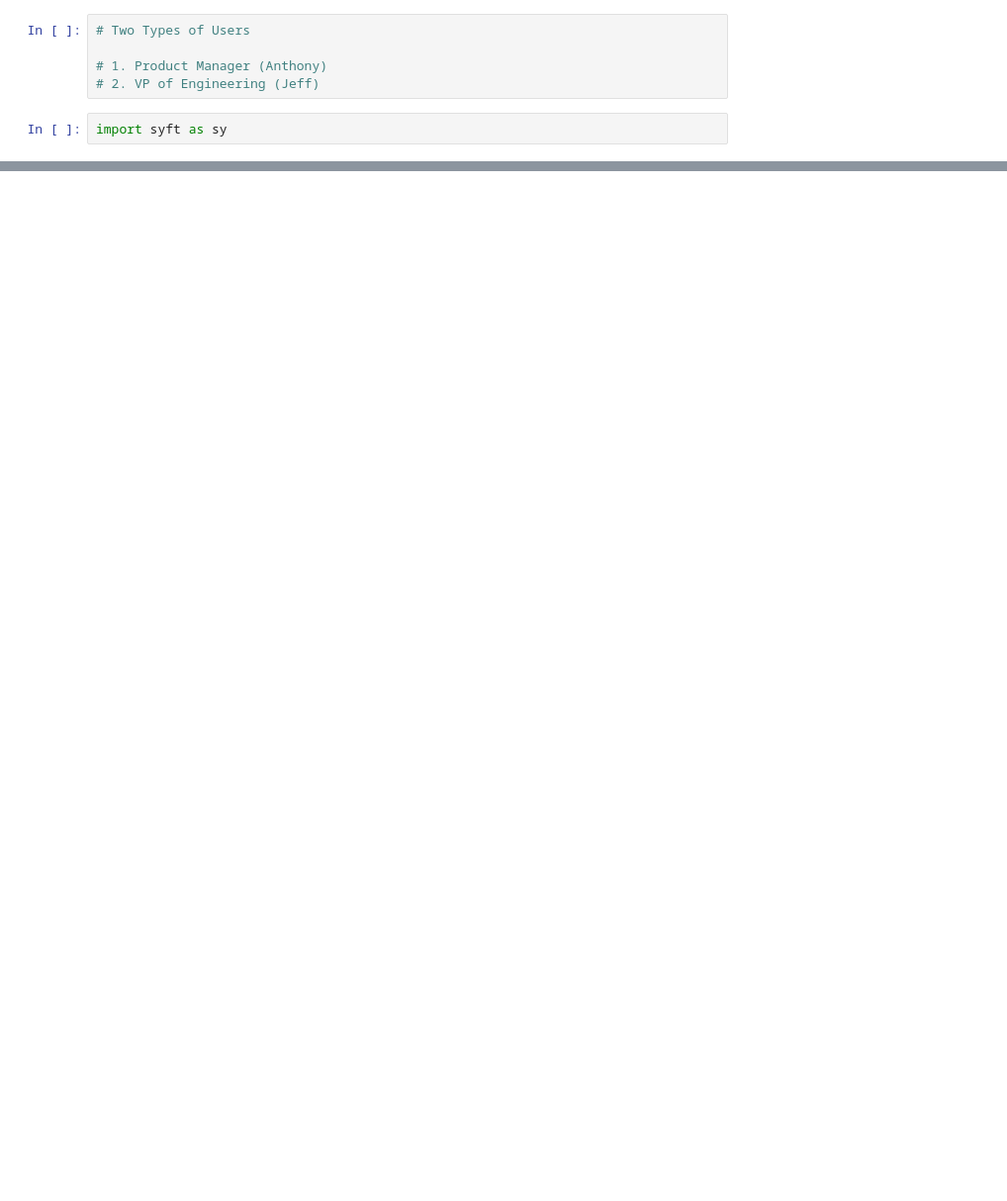
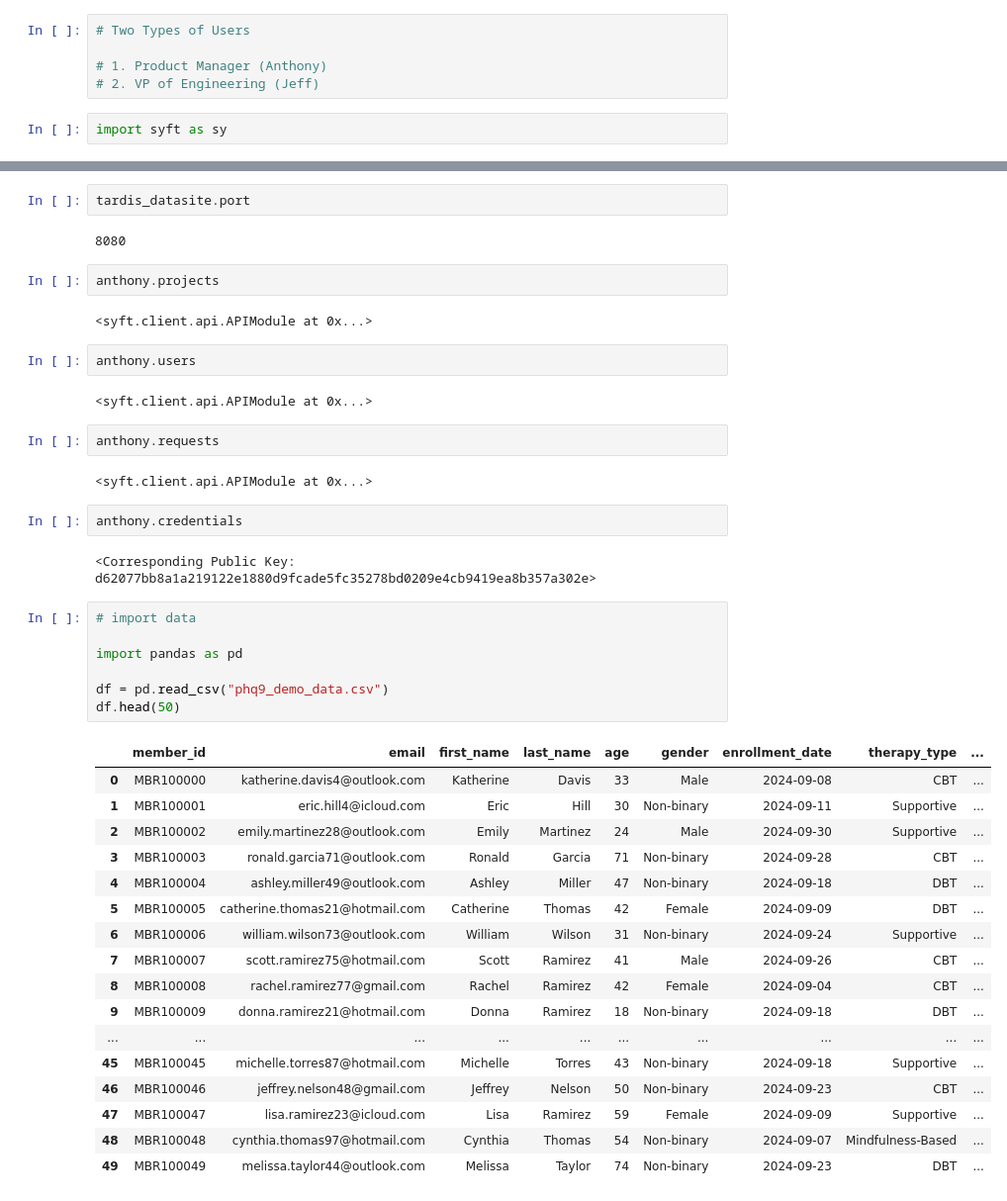
Before and after one commit to sicktastic/tardis-pysyft-openmined, a Jupyter notebook: tardis.ipynb, the cells around one changed output, grey strips where cells are left out. Shown at 99% size. Drawn from its saved outputs; the diff is of its cells as text; blank space fills up the shorter version.

Commit message:
chore: Add demo data

```diff
--- a/tardis.ipynb
+++ b/tardis.ipynb
@@ -29,0 +41,45 @@ anthony
+# %%
+tardis_datasite.port
+# %% [output]
+8080
+# %%
+anthony.projects
+# %% [output]
+<syft.client.api.APIModule at 0x...>
+# %%
+anthony.users
+# %% [output]
+<syft.client.api.APIModule at 0x...>
+# %%
+anthony.requests
+# %% [output]
+<syft.client.api.APIModule at 0x...>
+# %%
+anthony.credentials
+# %% [output]
+<Corresponding Public Key: d62077bb8a1a219122e1880d9fcade5fc35278bd0209e4cb9419ea8b357a302e>
+# %%
+# import data
+
+import pandas as pd
+
+df = pd.read_csv("phq9_demo_data.csv")
+df.head(50)
+# %% [output]
+|  | member_id | email | first_name | last_name | age | gender | enrollment_date | therapy_type | ... |
+| 0 | MBR100000 | katherine.davis4@outlook.com | Katherine | Davis | 33 | Male | 2024-09-08 | CBT | ... |
+| 1 | MBR100001 | eric.hill4@icloud.com | Eric | Hill | 30 | Non-binary | 2024-09-11 | Supportive | ... |
+| 2 | MBR100002 | emily.martinez28@outlook.com | Emily | Martinez | 24 | Male | 2024-09-30 | Supportive | ... |
+| 3 | MBR100003 | ronald.garcia71@outlook.com | Ronald | Garcia | 71 | Non-binary | 2024-09-28 | CBT | ... |
+| 4 | MBR100004 | ashley.miller49@outlook.com | Ashley | Miller | 47 | Non-binary | 2024-09-18 | DBT | ... |
+| 5 | MBR100005 | catherine.thomas21@hotmail.com | Catherine | Thomas | 42 | Female | 2024-09-09 | DBT | ... |
+| 6 | MBR100006 | william.wilson73@outlook.com | William | Wilson | 31 | Non-binary | 2024-09-24 | Supportive | ... |
+| 7 | MBR100007 | scott.ramirez75@hotmail.com | Scott | Ramirez | 41 | Male | 2024-09-26 | CBT | ... |
+| 8 | MBR100008 | rachel.ramirez77@gmail.com | Rachel | Ramirez | 42 | Female | 2024-09-04 | CBT | ... |
+| 9 | MBR100009 | donna.ramirez21@hotmail.com | Donna | Ramirez | 18 | Non-binary | 2024-09-18 | DBT | ... |
+| ... | ... | ... | ... | ... | ... | ... | ... | ... | ... |
+| 45 | MBR100045 | michelle.torres87@hotmail.com | Michelle | Torres | 43 | Non-binary | 2024-09-18 | Supportive | ... |
+| 46 | MBR100046 | jeffrey.nelson48@gmail.com | Jeffrey | Nelson | 50 | Non-binary | 2024-09-23 | CBT | ... |
+| 47 | MBR100047 | lisa.ramirez23@icloud.com | Lisa | Ramirez | 59 | Female | 2024-09-09 | Supportive | ... |
+| 48 | MBR100048 | cynthia.thomas97@hotmail.com | Cynthia | Thomas | 54 | Non-binary | 2024-09-07 | Mindfulness-Based | ... |
+| 49 | MBR100049 | melissa.taylor44@outlook.com | Melissa | Taylor | 74 | Non-binary | 2024-09-23 | DBT | ... |
```
Also changed, not shown: parts of 5 cells of this notebook, 1 other file.
